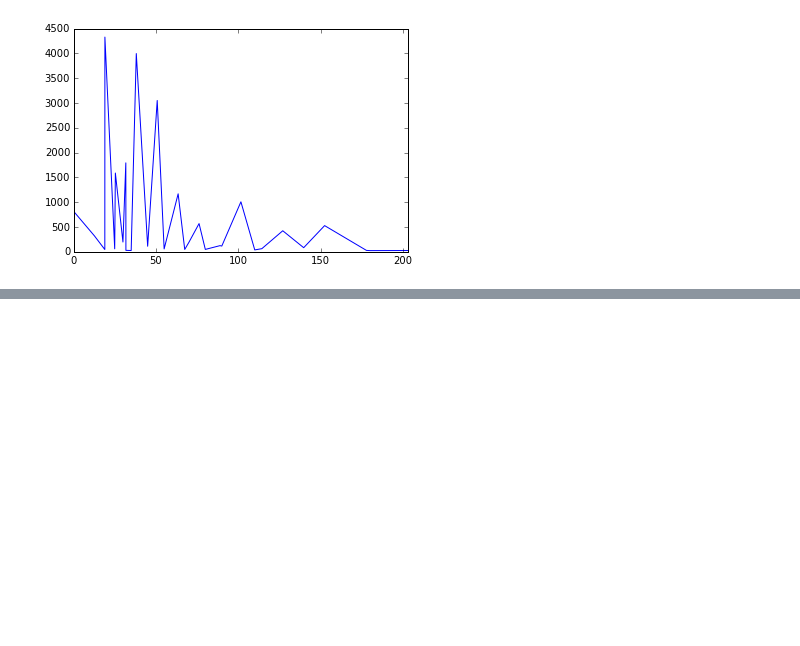
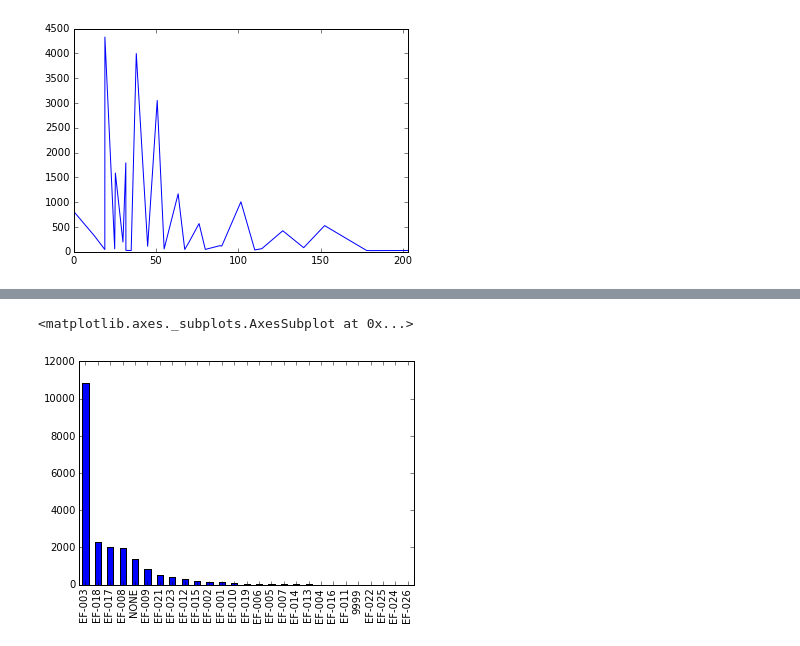
Before and after one commit to ayfu/CDIPS15_TeamCat, a Jupyter notebook: Initial Exploration.ipynb, the cells around one changed output, grey strips where cells are left out. Cells and saved outputs as stored; diff of their text form; code cells hidden in the pictures; blank space fills up the shorter version.

```diff
--- a/Initial Exploration.ipynb
+++ b/Initial Exploration.ipynb
@@ -391,0 +469,5 @@ dtype: int64
+# %%
+tubedf['end_x'].value_counts().plot(kind = 'bar')
+# %% [output]
+<matplotlib.axes._subplots.AxesSubplot at 0x...>
+[figure, added]
```
Also changed, not shown: parts of 18 cells of this notebook, 6 other files.
